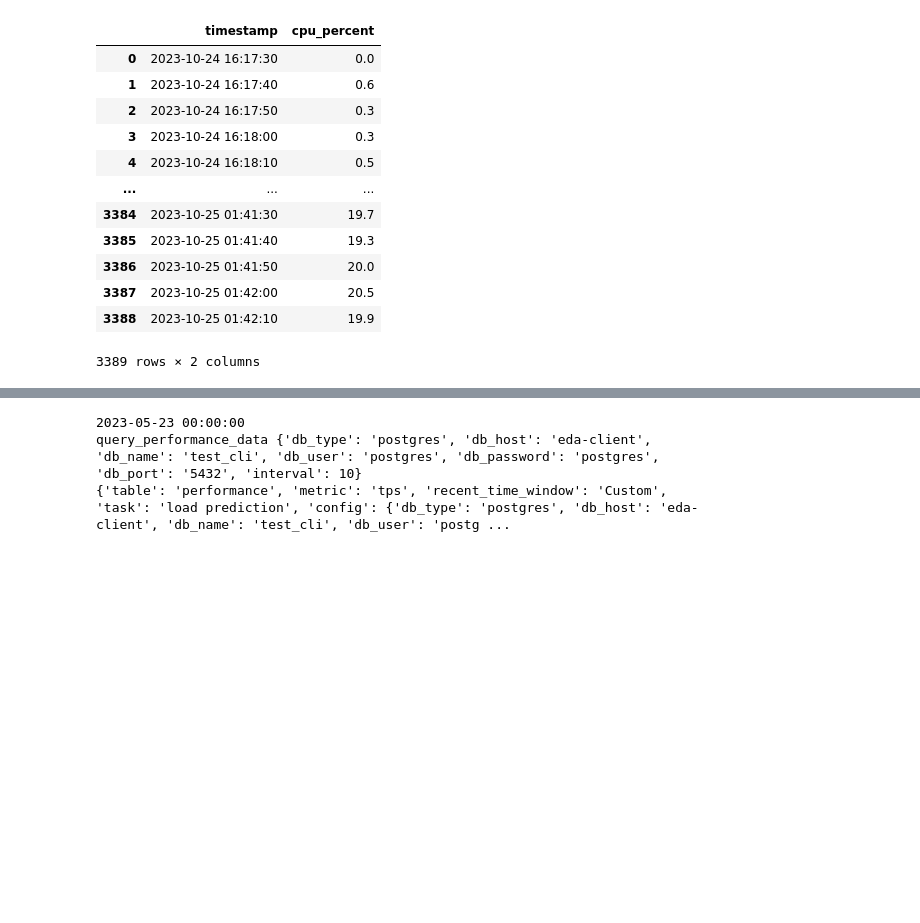
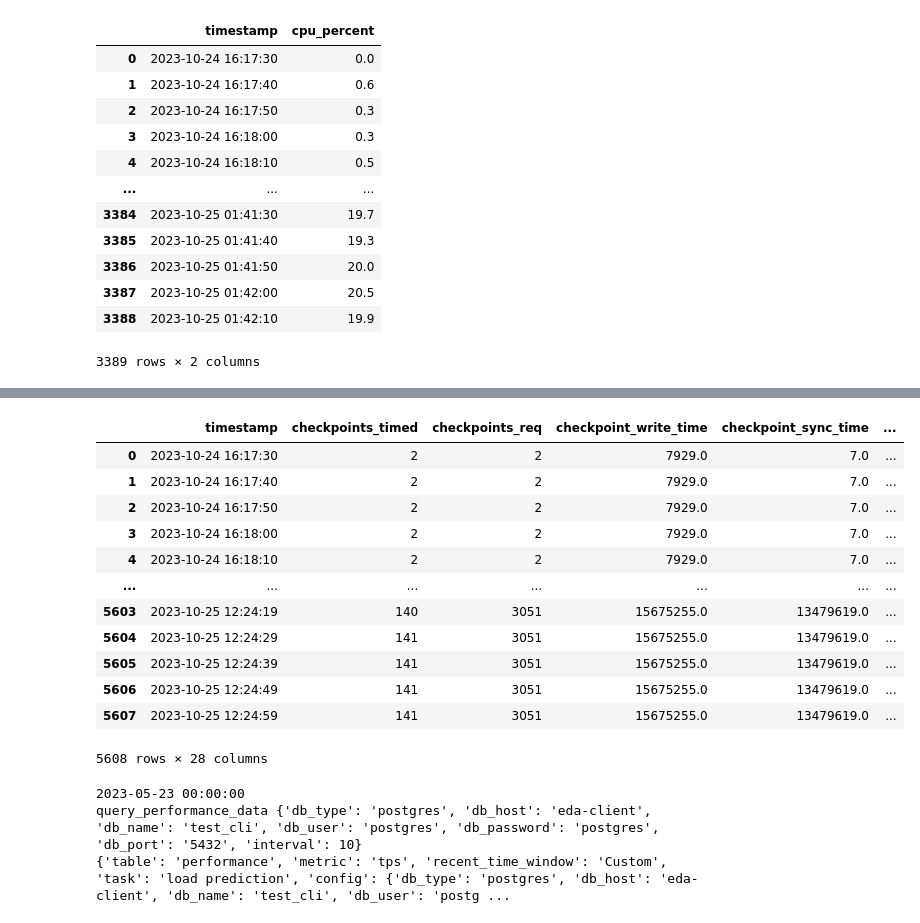
Before and after one commit to allene-ha/EDA_Framework, a Jupyter notebook: client/client_tutorial.ipynb, the cells around one changed output, grey strips where cells are left out. Saved outputs shown, nothing was run; the diff lists cells and outputs as text; code cells hidden in the pictures; blank space fills up the shorter version.

```diff
--- a/client/client_tutorial.ipynb
+++ b/client/client_tutorial.ipynb
@@ -48,3 +50,20 @@ visualize(config)
+# %%
+df = load_all_metrics(config, start_time = '2023-10-25 00:00:01', end_time = '2023-10-25 12:33:42')
+df
+# %% [output]
+|  | timestamp | checkpoints_timed | checkpoints_req | checkpoint_write_time | checkpoint_sync_time | ... |
+| 0 | 2023-10-24 16:17:30 | 2 | 2 | 7929.0 | 7.0 | ... |
+| 1 | 2023-10-24 16:17:40 | 2 | 2 | 7929.0 | 7.0 | ... |
+| 2 | 2023-10-24 16:17:50 | 2 | 2 | 7929.0 | 7.0 | ... |
+| 3 | 2023-10-24 16:18:00 | 2 | 2 | 7929.0 | 7.0 | ... |
+| 4 | 2023-10-24 16:18:10 | 2 | 2 | 7929.0 | 7.0 | ... |
+| ... | ... | ... | ... | ... | ... | ... |
+| 5603 | 2023-10-25 12:24:19 | 140 | 3051 | 15675255.0 | 13479619.0 | ... |
+| 5604 | 2023-10-25 12:24:29 | 141 | 3051 | 15675255.0 | 13479619.0 | ... |
+| 5605 | 2023-10-25 12:24:39 | 141 | 3051 | 15675255.0 | 13479619.0 | ... |
+| 5606 | 2023-10-25 12:24:49 | 141 | 3051 | 15675255.0 | 13479619.0 | ... |
+| 5607 | 2023-10-25 12:24:59 | 141 | 3051 | 15675255.0 | 13479619.0 | ... |
+5608 rows × 28 columns
 # %%
 # data loading
 # data = query_performance_data(config, table='performance', metrics='tps', task='metrics', recent_time_window='4 hours')
```
Also changed, not shown: parts of 1 cell of this notebook, 22 other files.
